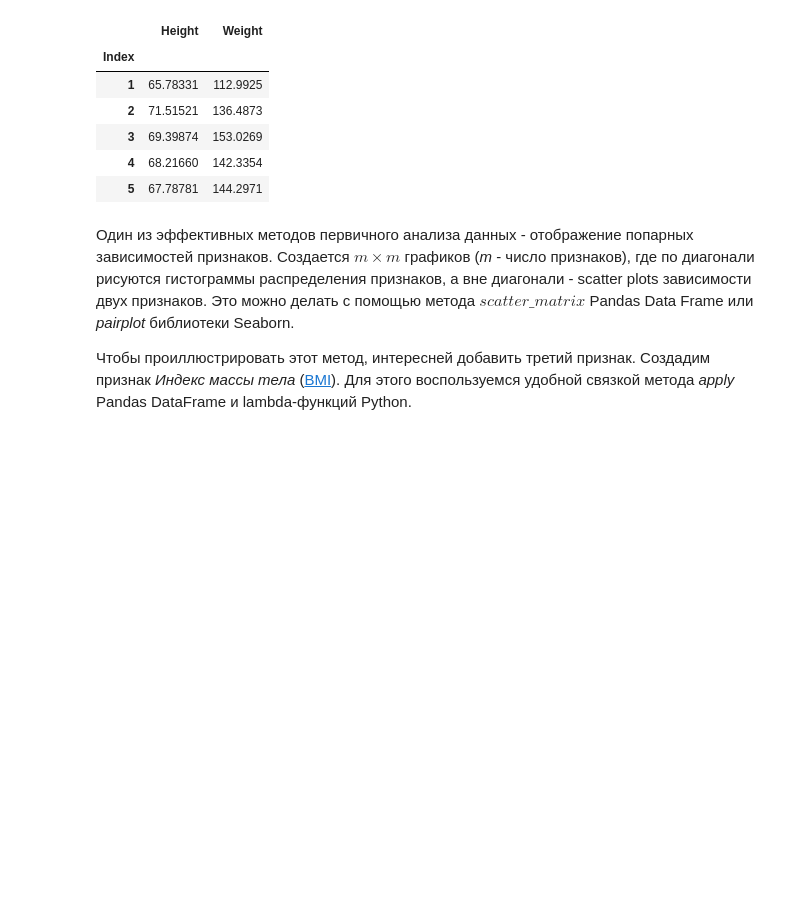
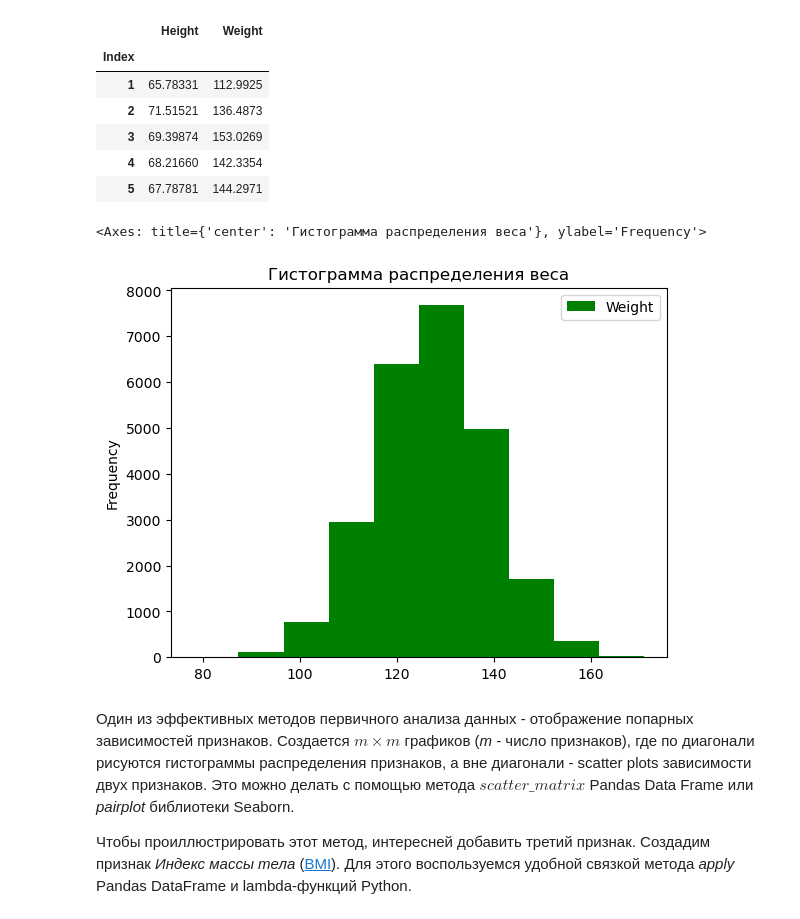
Before and after one commit to m3nandros/machine-learning-methods, a Jupyter notebook: Lab3/Лабораторная работа 3_1/weights_heights.ipynb, the cells around one changed output. Cells and saved outputs as stored; diff of their text form; code cells hidden in the pictures; blank space fills up the shorter version.

```diff
--- a/Lab3/Лабораторная работа 3_1/weights_heights.ipynb
+++ b/Lab3/Лабораторная работа 3_1/weights_heights.ipynb
@@ -58,6 +58,12 @@ data.head()
 | 3 | 69.39874 | 153.0269 |
 | 4 | 68.21660 | 142.3354 |
 | 5 | 67.78781 | 144.2971 |
+# %%
+data.plot(y='Weight', kind='hist',
+           color='green',  title='Гистограмма распределения веса')
+# %% [output]
+<Axes: title={'center': 'Гистограмма распределения веса'}, ylabel='Frequency'>
+[figure, added]
 # %% [markdown]
 Один из эффективных методов первичного анализа данных - отображение попарных зависимостей признаков. Создается $m \times m$ графиков (*m* - число признаков), где по диагонали рисуются гистограммы распределения признаков, а вне диагонали - scatter plots зависимости двух признаков. Это можно делать с помощью метода $scatter\_matrix$ Pandas Data Frame или *pairplot* библиотеки Seaborn.
 
```
Also changed, not shown: parts of 23 cells of this notebook, 4 other files.
